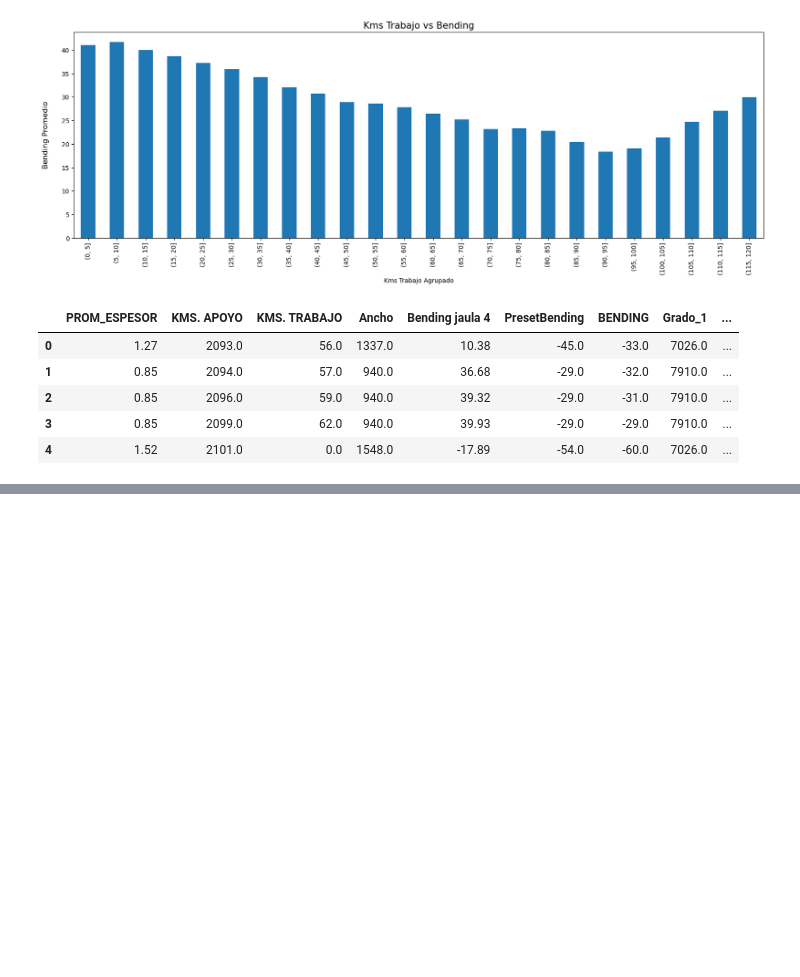
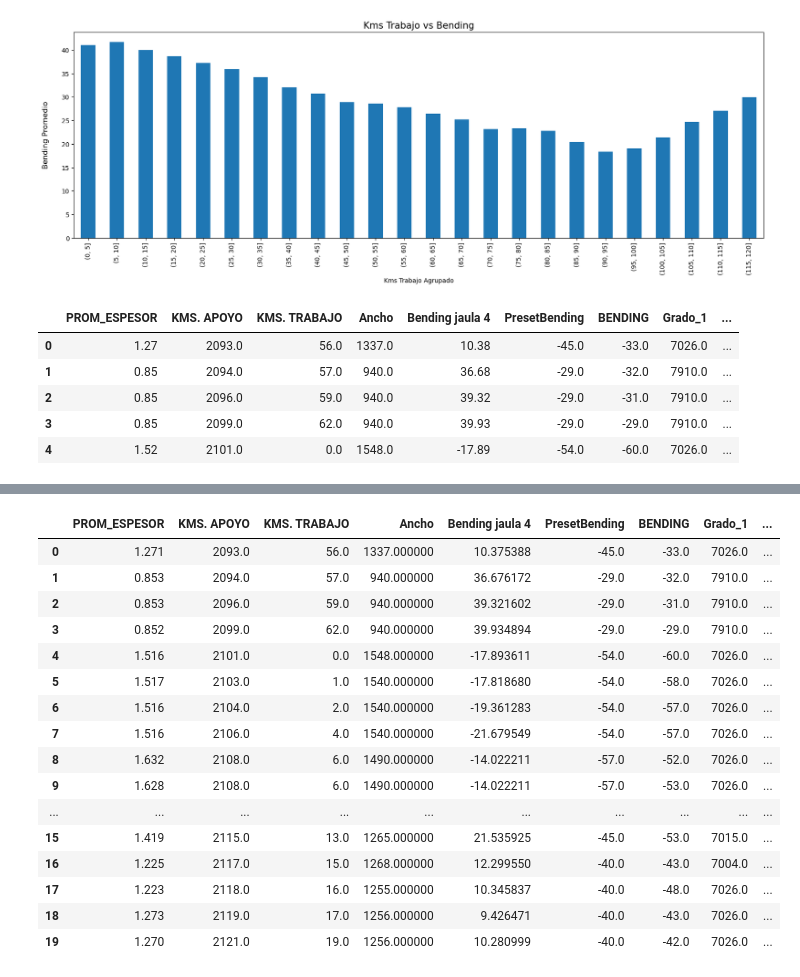
Before and after one commit to Ale100993/Proyecto-Bending, a Jupyter notebook: intervalos.ipynb, the cells around one changed output, grey strips where cells are left out. Saved outputs shown, nothing was run; the diff lists cells and outputs as text; code cells hidden in the pictures; blank space fills up the shorter version.

```diff
--- a/intervalos.ipynb
+++ b/intervalos.ipynb
@@ -217,0 +252,21 @@ prueba.head(5)
+# %%
+features.insert(21, 'new feature', (features['Area transversal']/features['Grado_1']))
+features.head(20)
+# %% [output]
+|  | PROM_ESPESOR | KMS. APOYO | KMS. TRABAJO | Ancho | Bending jaula 4 | PresetBending | BENDING | Grado_1 | ... |
+| 0 | 1.271 | 2093.0 | 56.0 | 1337.000000 | 10.375388 | -45.0 | -33.0 | 7026.0 | ... |
+| 1 | 0.853 | 2094.0 | 57.0 | 940.000000 | 36.676172 | -29.0 | -32.0 | 7910.0 | ... |
+| 2 | 0.853 | 2096.0 | 59.0 | 940.000000 | 39.321602 | -29.0 | -31.0 | 7910.0 | ... |
+| 3 | 0.852 | 2099.0 | 62.0 | 940.000000 | 39.934894 | -29.0 | -29.0 | 7910.0 | ... |
+| 4 | 1.516 | 2101.0 | 0.0 | 1548.000000 | -17.893611 | -54.0 | -60.0 | 7026.0 | ... |
+| 5 | 1.517 | 2103.0 | 1.0 | 1540.000000 | -17.818680 | -54.0 | -58.0 | 7026.0 | ... |
+| 6 | 1.516 | 2104.0 | 2.0 | 1540.000000 | -19.361283 | -54.0 | -57.0 | 7026.0 | ... |
+| 7 | 1.516 | 2106.0 | 4.0 | 1540.000000 | -21.679549 | -54.0 | -57.0 | 7026.0 | ... |
+| 8 | 1.632 | 2108.0 | 6.0 | 1490.000000 | -14.022211 | -57.0 | -52.0 | 7026.0 | ... |
+| 9 | 1.628 | 2108.0 | 6.0 | 1490.000000 | -14.022211 | -57.0 | -53.0 | 7026.0 | ... |
+| ... | ... | ... | ... | ... | ... | ... | ... | ... | ... |
+| 15 | 1.419 | 2115.0 | 13.0 | 1265.000000 | 21.535925 | -45.0 | -53.0 | 7015.0 | ... |
+| 16 | 1.225 | 2117.0 | 15.0 | 1268.000000 | 12.299550 | -40.0 | -43.0 | 7004.0 | ... |
+| 17 | 1.223 | 2118.0 | 16.0 | 1255.000000 | 10.345837 | -40.0 | -48.0 | 7026.0 | ... |
+| 18 | 1.273 | 2119.0 | 17.0 | 1256.000000 | 9.426471 | -40.0 | -43.0 | 7026.0 | ... |
+| 19 | 1.270 | 2121.0 | 19.0 | 1256.000000 | 10.280999 | -40.0 | -42.0 | 7026.0 | ... |
```
Also changed, not shown: parts of 11 cells of this notebook, 2 other files.
